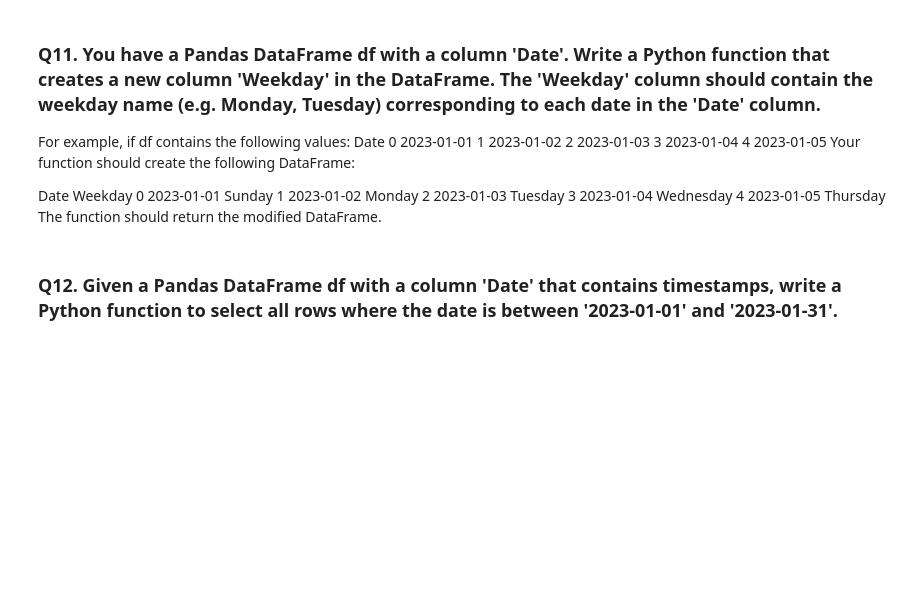
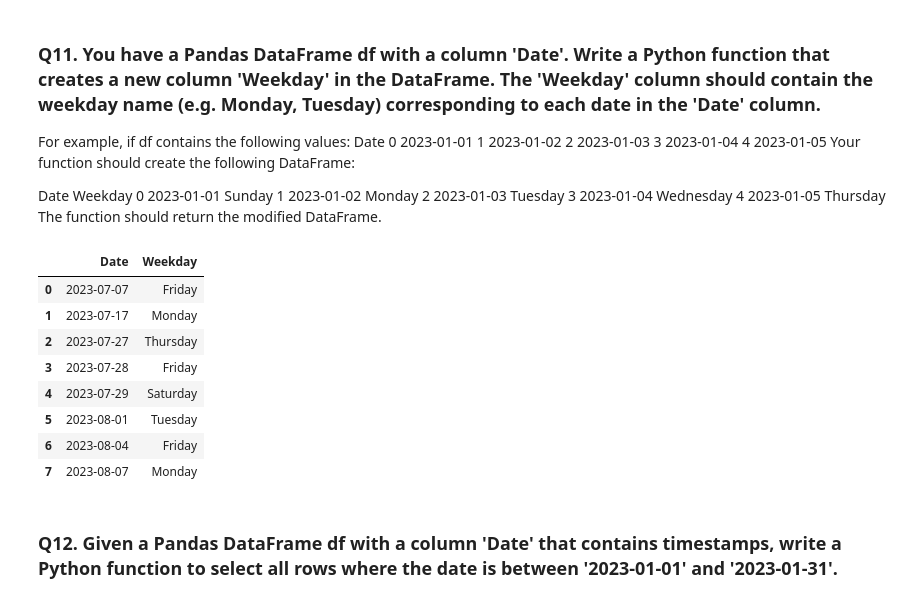
Before and after one commit to prshntshinde/pw-datascience, a Jupyter notebook: practice_sessions/pandas/feb-24-assignment.ipynb, the cells around one changed output. Drawn from its saved outputs; the diff is of its cells as text; code cells hidden in the pictures; blank space fills up the shorter version.

```diff
--- a/practice_sessions/pandas/feb-24-assignment.ipynb
+++ b/practice_sessions/pandas/feb-24-assignment.ipynb
@@ -173,5 +265,34 @@ Date Weekday
 3 2023-01-04 Wednesday
 4 2023-01-05 Thursday
 The function should return the modified DataFrame.
+# %%
+from datetime import datetime
+
+data = {"Date": [
+    "2023-07-07", "2023-07-17", "2023-07-27", "2023-07-28", "2023-07-29", "2023-08-01", "2023-08-04", "2023-08-07"]}
+
+df = pd.DataFrame(data=data)
+df.head()
+
+
+def cal_weekday(df):
+    weekday_list = [datetime.strptime(
+        week_day, '%Y-%m-%d').date().strftime('%A') for week_day in df['Date']]
+
+    df['Weekday'] = weekday_list
+    return df
+
+
+cal_weekday(df)
+# %% [output]
+|  | Date | Weekday |
+| 0 | 2023-07-07 | Friday |
+| 1 | 2023-07-17 | Monday |
+| 2 | 2023-07-27 | Thursday |
+| 3 | 2023-07-28 | Friday |
+| 4 | 2023-07-29 | Saturday |
+| 5 | 2023-08-01 | Tuesday |
+| 6 | 2023-08-04 | Friday |
+| 7 | 2023-08-07 | Monday |
 # %% [markdown]
 ### Q12. Given a Pandas DataFrame df with a column 'Date' that contains timestamps, write a Python function to select all rows where the date is between '2023-01-01' and '2023-01-31'.
```
Also changed, not shown: parts of 6 cells of this notebook.
